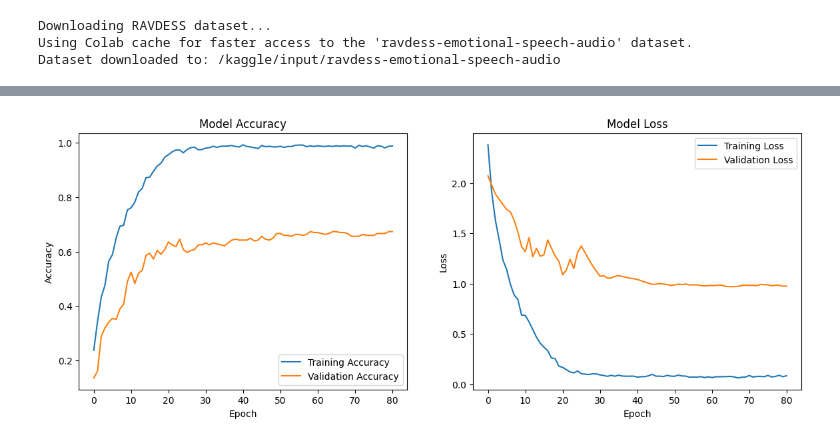
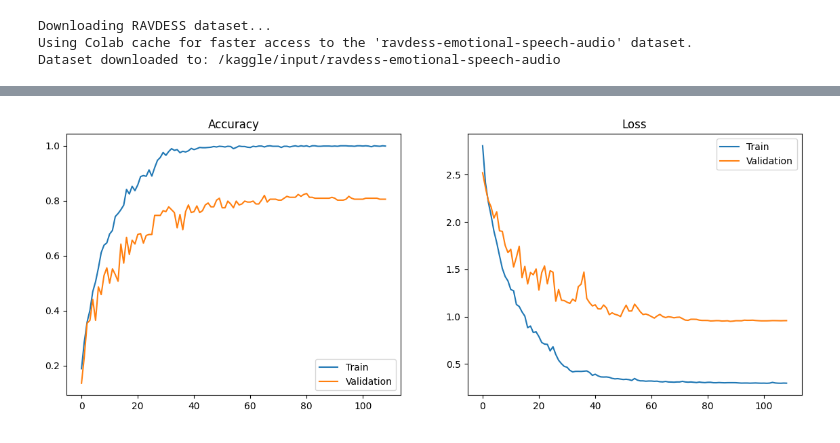
Before and after one commit to prasun-ate/MCKV_Final_Year_Project_Codes, a Jupyter notebook: RAVDESSaudioSentimentNew - Copy.ipynb, the cells around one changed output, grey strips where cells are left out. Cells and saved outputs as stored; diff of their text form; code cells hidden in the pictures.

```diff
--- a/RAVDESSaudioSentimentNew - Copy.ipynb
+++ b/RAVDESSaudioSentimentNew - Copy.ipynb
@@ -221,19 +176,16 @@ Model: "sequential_2"
 # %%
-# Callbacks
-early_stopping = EarlyStopping(monitor='val_loss', patience=15, restore_best_weights=True)
-reduce_lr = ReduceLROnPlateau(monitor='val_loss', factor=0.2, patience=5, min_lr=1e-6)
+early_stopping = EarlyStopping(monitor='val_loss', patience=20, restore_best_weights=True)
+reduce_lr = ReduceLROnPlateau(monitor='val_loss', factor=0.5, patience=5, min_lr=1e-6, verbose=1)
 
-# Train the model
 history = model.fit(
     X_train, y_train,
     validation_data=(X_test, y_test),
-    epochs=150,
-    batch_size=64,
+    epochs=150, batch_size=64,
+    class_weight=class_weight_dict,
     callbacks=[early_stopping, reduce_lr]
 )
 
-# Save the trained model
-model.save('ser_model.keras')
-print("Model trained and saved as 'ser_model.h5'")
+model.save('ser_cnn_lstm_model.keras')
+print("Model saved as 'ser_cnn_lstm_model.keras'")
 # %% [output]
 Epoch 1/150
@@ -256,24 +208,16 @@ Model trained and saved as 'ser_model.h5'
 # %%
 plt.figure(figsize=(14, 5))
-
-# Plot Accuracy
 plt.subplot(1, 2, 1)
-plt.plot(history.history['accuracy'], label='Training Accuracy')
-plt.plot(history.history['val_accuracy'], label='Validation Accuracy')
-plt.title('Model Accuracy')
-plt.xlabel('Epoch')
-plt.ylabel('Accuracy')
+plt.plot(history.history['accuracy'], label='Train')
+plt.plot(history.history['val_accuracy'], label='Validation')
+plt.title('Accuracy')
 plt.legend()
 
-# Plot Loss
 plt.subplot(1, 2, 2)
-plt.plot(history.history['loss'], label='Training Loss')
-plt.plot(history.history['val_loss'], label='Validation Loss')
-plt.title('Model Loss')
-plt.xlabel('Epoch')
-plt.ylabel('Loss')
+plt.plot(history.history['loss'], label='Train')
+plt.plot(history.history['val_loss'], label='Validation')
+plt.title('Loss')
 plt.legend()
-
 plt.show()
 # %% [output]
-[figure, old version]
+[figure, new version]
```
Also changed, not shown: parts of 13 cells of this notebook.
